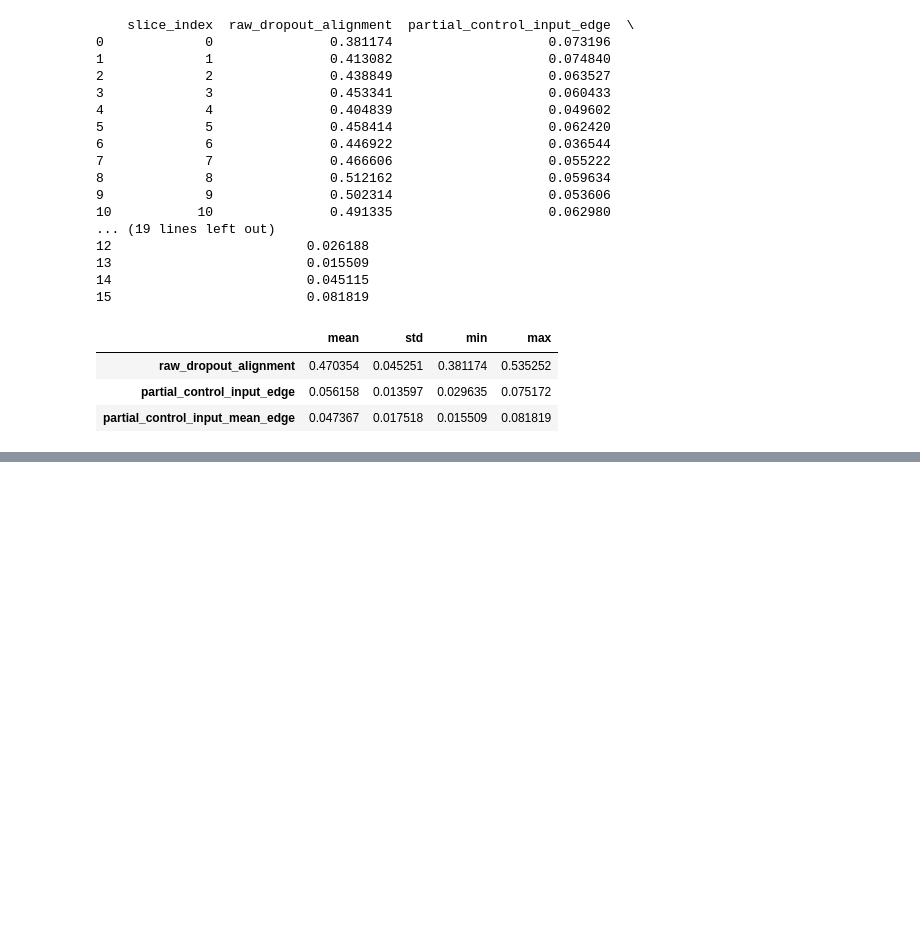
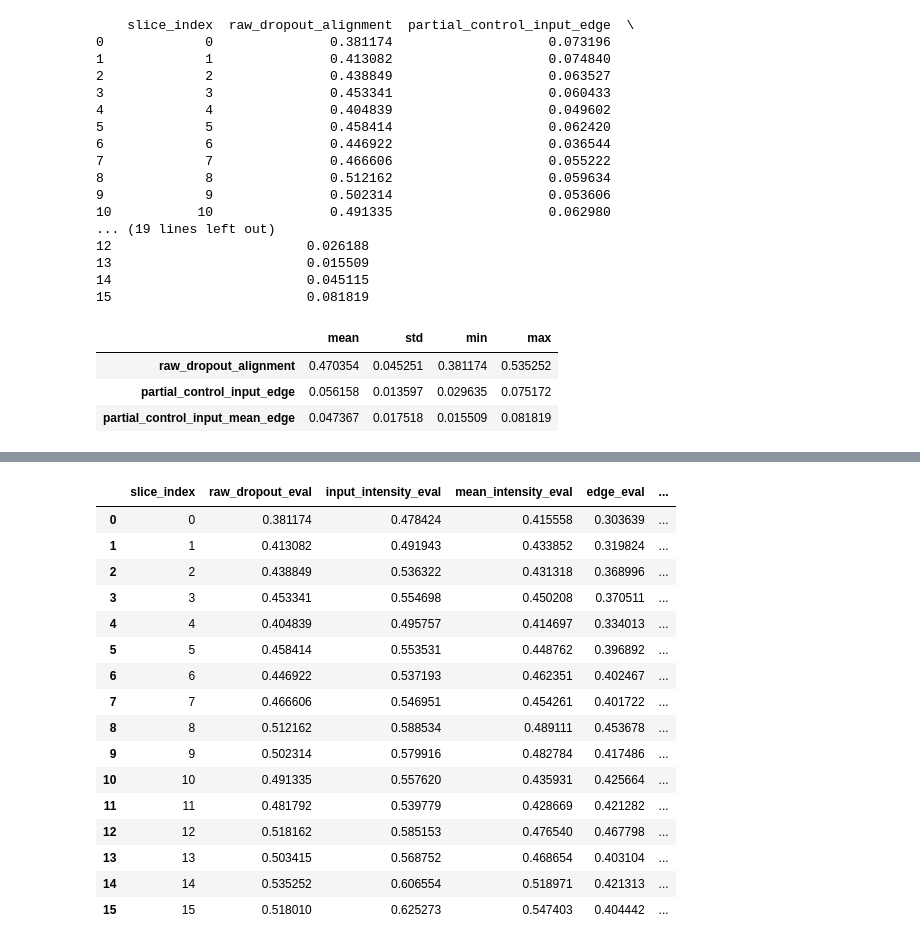
Before and after one commit to SILAS-RANSFORD-OSEI/reliability-aware-ssdu-mri, a Jupyter notebook: notebooks/03_multi_slice_reliability_check.ipynb, the cells around one changed output, grey strips where cells are left out. Drawn from its saved outputs; the diff is of its cells as text; code cells hidden in the pictures; blank space fills up the shorter version.

Commit message:
Update notebook with residual-calibrated reliability results

```diff
--- a/notebooks/03_multi_slice_reliability_check.ipynb
+++ b/notebooks/03_multi_slice_reliability_check.ipynb
@@ -1329,0 +1459,77 @@ partial_summary
+# %%
+calibrated_results = []
+
+for slice_index in range(kspace.shape[0]):
+    print(f"\nRunning calibrated reliability experiment on slice {slice_index}...")
+
+    result = run_four_way_reliability_experiment(
+        kspace=kspace,
+        mask=mask,
+        slice_index=slice_index,
+        coil_index=0,
+        train_fraction=0.2,
+        cal_fraction=0.1,
+        eval_fraction=0.1,
+        split_seed=42,
+        model_seed=0,
+        num_steps=50,
+        num_samples=8,
+        features=16,
+        dropout_p=0.1,
+        lr=1e-4,
+        lambda_img=1e7,
+    )
+
+    residual_cal = result["residual_energy_cal"]
+    residual_eval = result["residual_energy_eval"]
+
+    U = result["uncertainty_map"]
+    x_input = result["x_input"]
+    mean_image = result["mean_image"]
+
+    I_input = np.abs(x_input)
+    I_mean = np.abs(mean_image)
+    G = gradient_magnitude(mean_image)
+
+    # Structural calibrated baseline: input intensity + edge
+    R_struct, beta_struct = fit_ridge_reliability_map(
+        target_map=residual_cal,
+        predictor_maps=[I_input, G],
+        output_shape=residual_cal.shape,
+        ridge_lambda=1e-3,
+    )
+
+    # Hybrid calibrated reliability: dropout uncertainty + input intensity + edge
+    R_hybrid, beta_hybrid = fit_ridge_reliability_map(
+        target_map=residual_cal,
+        predictor_maps=[U, I_input, G],
+        output_shape=residual_cal.shape,
+        ridge_lambda=1e-3,
+    )
+
+    raw_dropout_eval = map_alignment(U, residual_eval)
+    input_intensity_eval = map_alignment(I_input, residual_eval)
+    mean_intensity_eval = map_alignment(I_mean, residual_eval)
+    edge_eval = map_alignment(G, residual_eval)
+    struct_eval = map_alignment(R_struct, residual_eval)
+    hybrid_eval = map_alignment(R_hybrid, residual_eval)
+
+    calibrated_results.append({
+        "slice_index": slice_index,
+        "raw_dropout_eval": raw_dropout_eval,
+        "input_intensity_eval": input_intensity_eval,
+        "mean_intensity_eval": mean_intensity_eval,
+        "edge_eval": edge_eval,
+        "struct_calibrated_eval": struct_eval,
+        "hybrid_calibrated_eval": hybrid_eval,
+        "hybrid_minus_dropout": hybrid_eval - raw_dropout_eval,
+        "hybrid_minus_input": hybrid_eval - input_intensity_eval,
+        "hybrid_minus_struct": hybrid_eval - struct_eval,
+        "beta_U": beta_hybrid[1],
+        "beta_input": beta_hybrid[2],
+        "beta_edge": beta_hybrid[3],
+    })
+
+calibrated_df = pd.DataFrame(calibrated_results)
+calibrated_df
+# %% [output]
@@ -1329,0 +1553,17 @@ partial_summary
+|  | slice_index | raw_dropout_eval | input_intensity_eval | mean_intensity_eval | edge_eval | ... |
+| 0 | 0 | 0.381174 | 0.478424 | 0.415558 | 0.303639 | ... |
+| 1 | 1 | 0.413082 | 0.491943 | 0.433852 | 0.319824 | ... |
+| 2 | 2 | 0.438849 | 0.536322 | 0.431318 | 0.368996 | ... |
+| 3 | 3 | 0.453341 | 0.554698 | 0.450208 | 0.370511 | ... |
+| 4 | 4 | 0.404839 | 0.495757 | 0.414697 | 0.334013 | ... |
+| 5 | 5 | 0.458414 | 0.553531 | 0.448762 | 0.396892 | ... |
+| 6 | 6 | 0.446922 | 0.537193 | 0.462351 | 0.402467 | ... |
+| 7 | 7 | 0.466606 | 0.546951 | 0.454261 | 0.401722 | ... |
+| 8 | 8 | 0.512162 | 0.588534 | 0.489111 | 0.453678 | ... |
+| 9 | 9 | 0.502314 | 0.579916 | 0.482784 | 0.417486 | ... |
+| 10 | 10 | 0.491335 | 0.557620 | 0.435931 | 0.425664 | ... |
+| 11 | 11 | 0.481792 | 0.539779 | 0.428669 | 0.421282 | ... |
+| 12 | 12 | 0.518162 | 0.585153 | 0.476540 | 0.467798 | ... |
+| 13 | 13 | 0.503415 | 0.568752 | 0.468654 | 0.403104 | ... |
+| 14 | 14 | 0.535252 | 0.606554 | 0.518971 | 0.421313 | ... |
+| 15 | 15 | 0.518010 | 0.625273 | 0.547403 | 0.404442 | ... |
```
Also changed, not shown: parts of 7 cells of this notebook.
